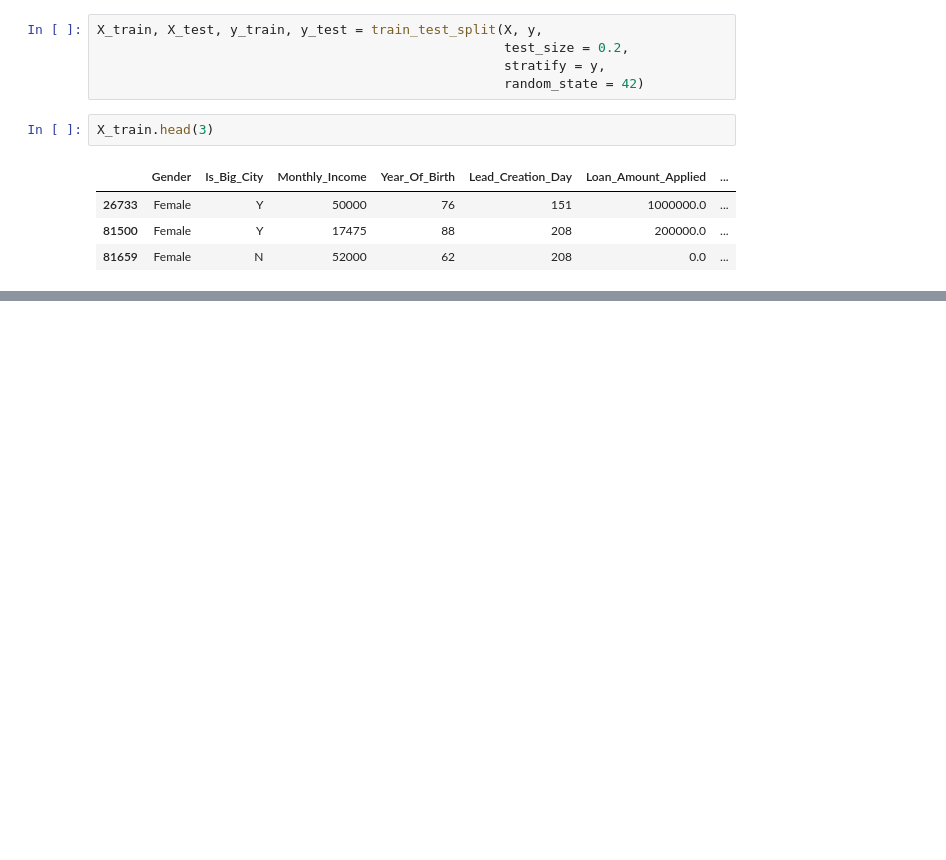
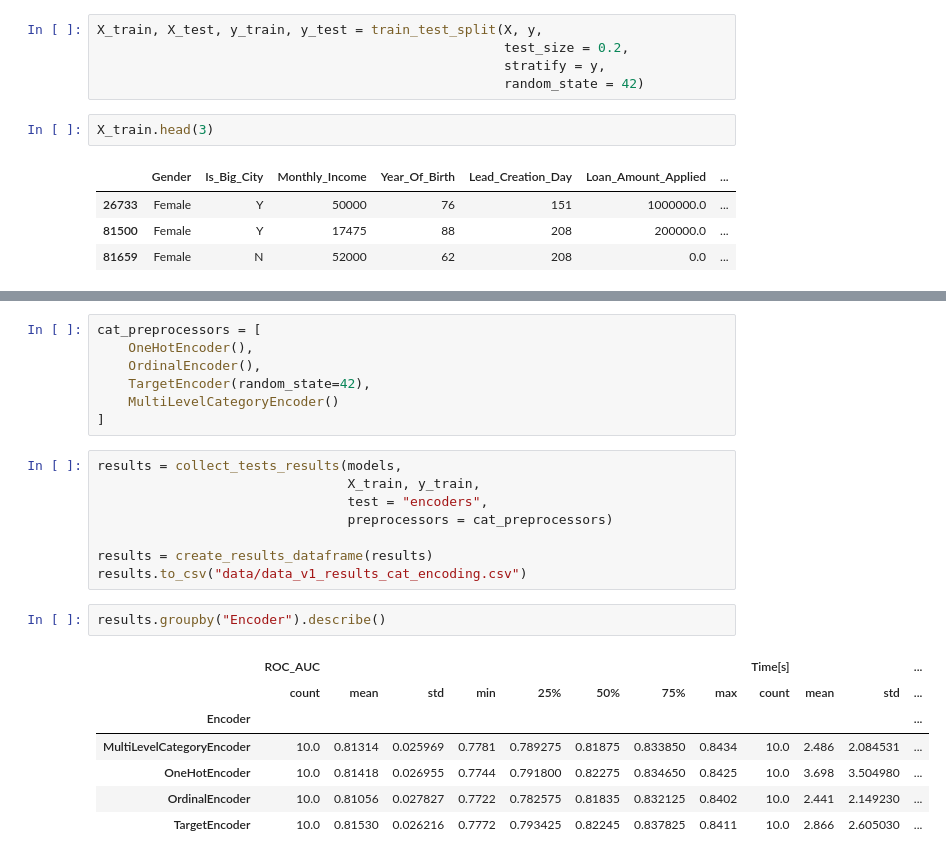
Before and after one commit to k-katarzyna/Lead_Conversion_Probability, a Jupyter notebook: Happy_Customer_Bank/Project_main.ipynb, the cells around one changed output, grey strips where cells are left out. Drawn from its saved outputs; the diff is of its cells as text; blank space fills up the shorter version.

```diff
--- a/Happy_Customer_Bank/Project_main.ipynb
+++ b/Happy_Customer_Bank/Project_main.ipynb
@@ -254,0 +294,25 @@ results.groupby("Imputation").describe()
+# %%
+cat_preprocessors = [
+    OneHotEncoder(),
+    OrdinalEncoder(),
+    TargetEncoder(random_state=42),
+    MultiLevelCategoryEncoder()
+]
+# %%
+results = collect_tests_results(models,
+                                X_train, y_train,
+                                test = "encoders",
+                                preprocessors = cat_preprocessors)
+
+results = create_results_dataframe(results)
+results.to_csv("data/data_v1_results_cat_encoding.csv")
+# %%
+results.groupby("Encoder").describe()
+# %% [output]
+|  | ROC_AUC |  |  |  |  |  |  |  | Time[s] |  |  | ... |
+|  | count | mean | std | min | 25% | 50% | 75% | max | count | mean | std | ... |
+| Encoder |  |  |  |  |  |  |  |  |  |  |  | ... |
+| MultiLevelCategoryEncoder | 10.0 | 0.81314 | 0.025969 | 0.7781 | 0.789275 | 0.81875 | 0.833850 | 0.8434 | 10.0 | 2.486 | 2.084531 | ... |
+| OneHotEncoder | 10.0 | 0.81418 | 0.026955 | 0.7744 | 0.791800 | 0.82275 | 0.834650 | 0.8425 | 10.0 | 3.698 | 3.504980 | ... |
+| OrdinalEncoder | 10.0 | 0.81056 | 0.027827 | 0.7722 | 0.782575 | 0.81835 | 0.832125 | 0.8402 | 10.0 | 2.441 | 2.149230 | ... |
+| TargetEncoder | 10.0 | 0.81530 | 0.026216 | 0.7772 | 0.793425 | 0.82245 | 0.837825 | 0.8411 | 10.0 | 2.866 | 2.605030 | ... |
```
Also changed, not shown: parts of 15 cells of this notebook, 2 other files.
